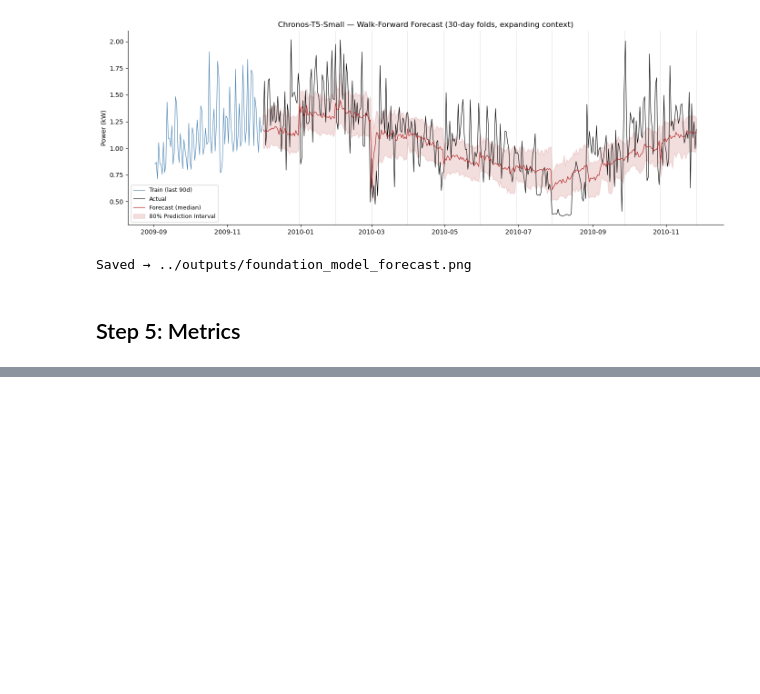
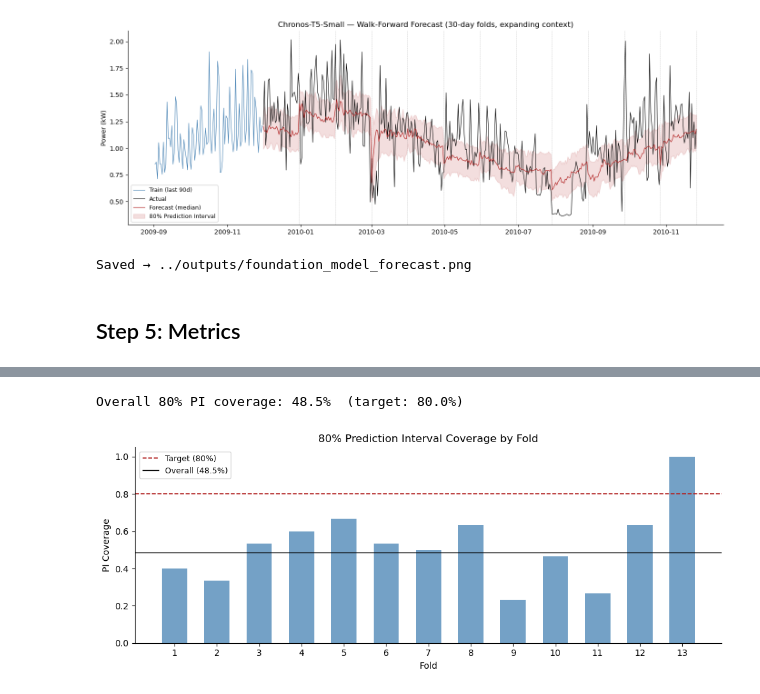
Before and after one commit to brody-rm/household-power, a Jupyter notebook: notebooks/04_foundation_model.ipynb, the cells around one changed output, grey strips where cells are left out. Saved outputs shown, nothing was run; the diff lists cells and outputs as text; code cells hidden in the pictures; blank space fills up the shorter version.

Commit message:
conf interval calibration

```diff
--- a/notebooks/04_foundation_model.ipynb
+++ b/notebooks/04_foundation_model.ipynb
@@ -235,0 +240,31 @@ Model Leaderboard — sorted by RMSE (lower is better)
+# %%
+overall_coverage = ((test_series >= chronos_low) & (test_series <= chronos_high)).mean()
+print(f"Overall 80% PI coverage: {overall_coverage:.1%}  (target: 80.0%)")
+
+fold_coverage = []
+for i, start in enumerate(fold_starts):
+    end = min(start + FOLD_SIZE, len(test_series))
+    idx = test_series.index[start:end]
+    cov = ((test_series.loc[idx] >= chronos_low.loc[idx]) &
+           (test_series.loc[idx] <= chronos_high.loc[idx])).mean()
+    fold_coverage.append({'Fold': i + 1, 'Coverage': cov})
+
+cov_df = pd.DataFrame(fold_coverage).set_index('Fold')
+
+fig, ax = plt.subplots(figsize=(10, 4))
+bars = ax.bar(cov_df.index, cov_df['Coverage'], color='steelblue', alpha=0.75, width=0.6)
+ax.axhline(0.80, color='firebrick', linestyle='--', linewidth=1.2, label='Target (80%)')
+ax.axhline(overall_coverage, color='black', linestyle='-', linewidth=1.0,
+           label=f'Overall ({overall_coverage:.1%})')
+ax.set_xlabel('Fold')
+ax.set_ylabel('PI Coverage')
+ax.set_ylim(0, 1.05)
+ax.set_xticks(cov_df.index)
+ax.set_title('80% Prediction Interval Coverage by Fold')
+ax.legend(fontsize=9)
+sns.despine()
+plt.tight_layout()
+plt.show()
+# %% [output]
+Overall 80% PI coverage: 48.5%  (target: 80.0%)
+[figure, added]
```
Also changed, not shown: parts of 5 cells of this notebook, 6 other files.
